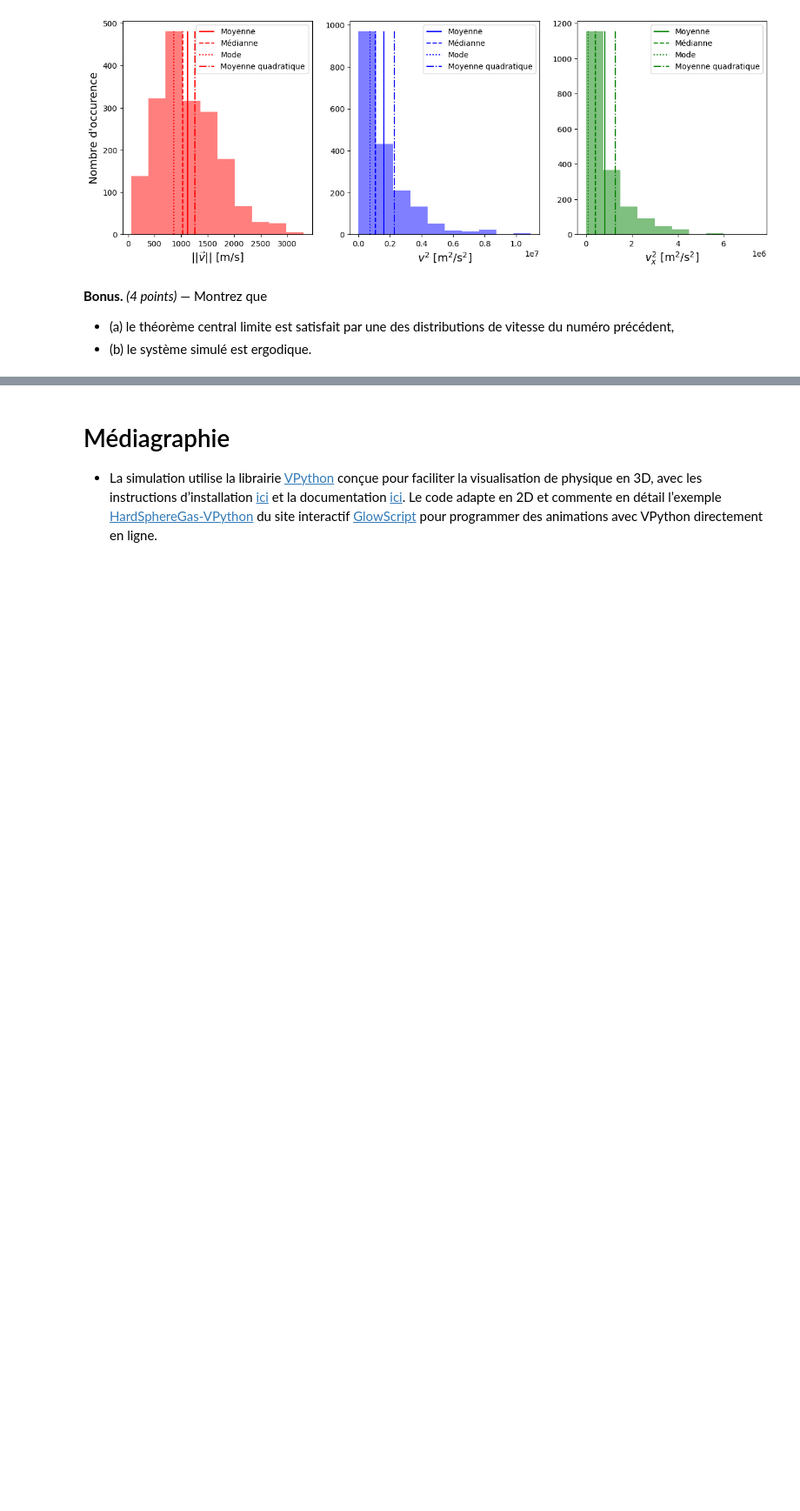
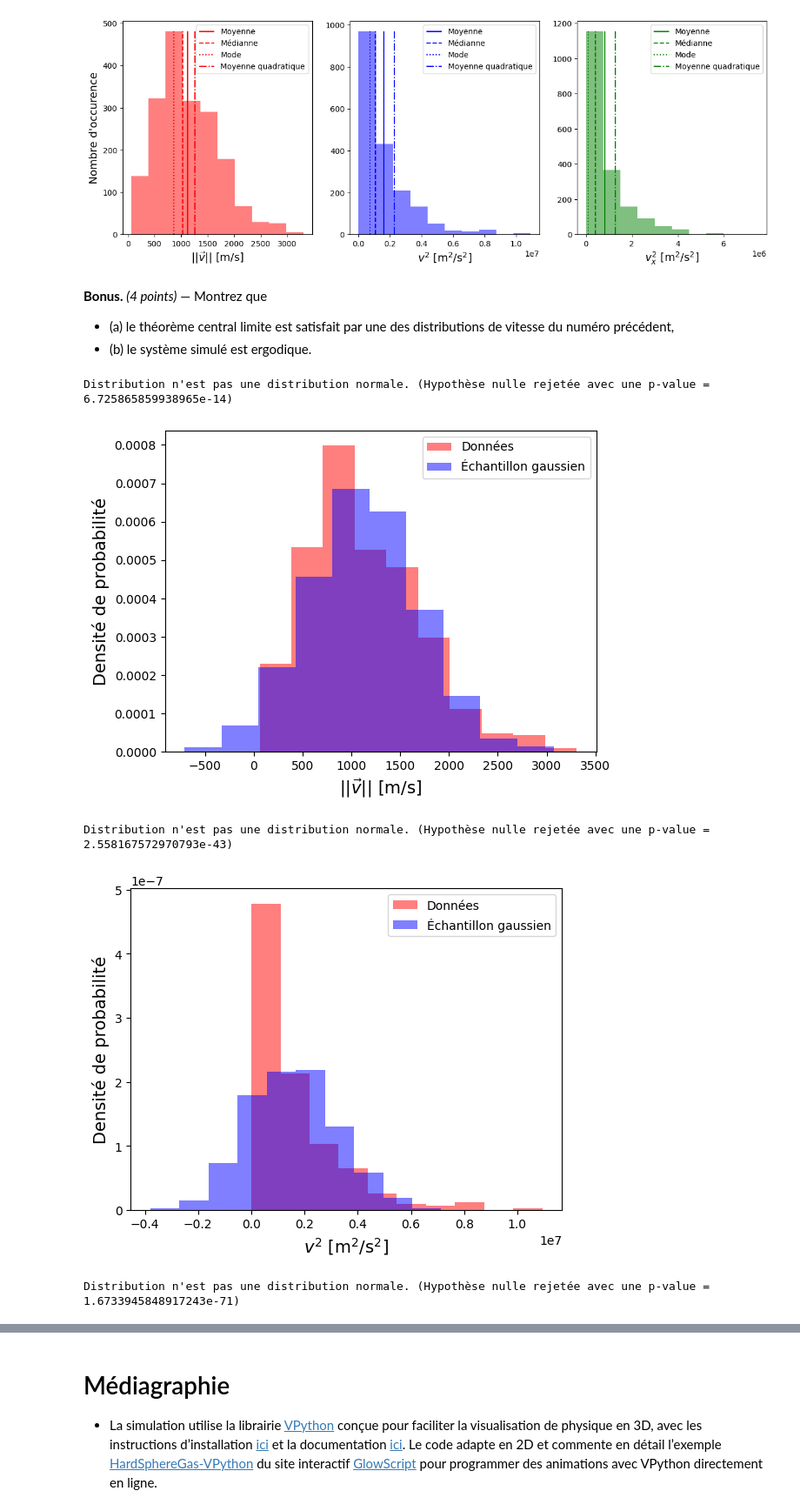
Before and after one commit to oliviergilbertastro/Laboratoires, a Jupyter notebook: PHY-3003/tdsTP_Part1_h25.ipynb, the cells around one changed output, grey strips where cells are left out. Shown at 87% size. Drawn from its saved outputs; the diff is of its cells as text; code cells hidden in the pictures; blank space fills up the shorter version.

```diff
--- a/PHY-3003/tdsTP_Part1_h25.ipynb
+++ b/PHY-3003/tdsTP_Part1_h25.ipynb
@@ -217,0 +215,39 @@ plt.show()
+# %%
+from scipy.stats import ks_2samp, norm, ks_1samp
+from random import gauss
+
+data = np.loadtxt("data.txt")
+temps_entre_collision = data[:,0]
+distance_entre_collision = data[:,1]
+distance_x_entre_collision = data[:,2]
+distance_y_entre_collision = data[:,3]
+distance_z_entre_collision = data[:,4]
+
+distribution_labels = [r"$||{\vec{v}}||$ [m/s]",r"$v^2$ [m$^2$/s$^2$]",r"$v_x^2$ [m$^2$/s$^2$]"]
+for i,distribution in enumerate([norme_vitesse,vitesse_scalaire_carre,vitesse_x_carre]):
+    N = 1 # taille de l'échantillon
+    distribution = np.array([np.mean(distribution[k:int(N*(k+1))]) for k in range(int(len(distribution)/N))])
+    mu, std = norm.fit(distribution)
+    stat = stats(distribution)
+    distribution_label = distribution_labels[i]
+    # On génère un échantillon provenant d'une distribution normale de même moyenne et variance que chacun de nos échantillons et on vérifie si l'hypothèse nulle
+    echantillon = np.random.normal(mu, std, size=len(distribution))
+
+    ks2 = ks_2samp(distribution, echantillon).pvalue
+    ks1 = ks_1samp(distribution, norm.cdf, args=(mu, std)).pvalue
+    if ks1 > 0.05:
+        print(f"Distribution semble provenir d'une distribution normale. (Hypothèse nulle non-rejetée avec une p-value = {ks1})")
+    else:
+        print(f"Distribution n'est pas une distribution normale. (Hypothèse nulle rejetée avec une p-value = {ks1})")
+    plt.hist(distribution, density=True, alpha=0.5, color="red", label="Données")
+    plt.hist(echantillon, density=True, alpha=0.5, color="blue", label="Échantillon gaussien")
+    plt.xlabel(distribution_label, fontsize=14)
+    plt.ylabel("Densité de probabilité", fontsize=14)
+    plt.legend()
+    plt.show()
+# %% [output]
+Distribution n'est pas une distribution normale. (Hypothèse nulle rejetée avec une p-value = 6.725865859938965e-14)
+[figure, added]
+Distribution n'est pas une distribution normale. (Hypothèse nulle rejetée avec une p-value = 2.558167572970793e-43)
+[figure, added]
+Distribution n'est pas une distribution normale. (Hypothèse nulle rejetée avec une p-value = 1.6733945848917243e-71)
```
Also changed, not shown: parts of 2 cells of this notebook.
